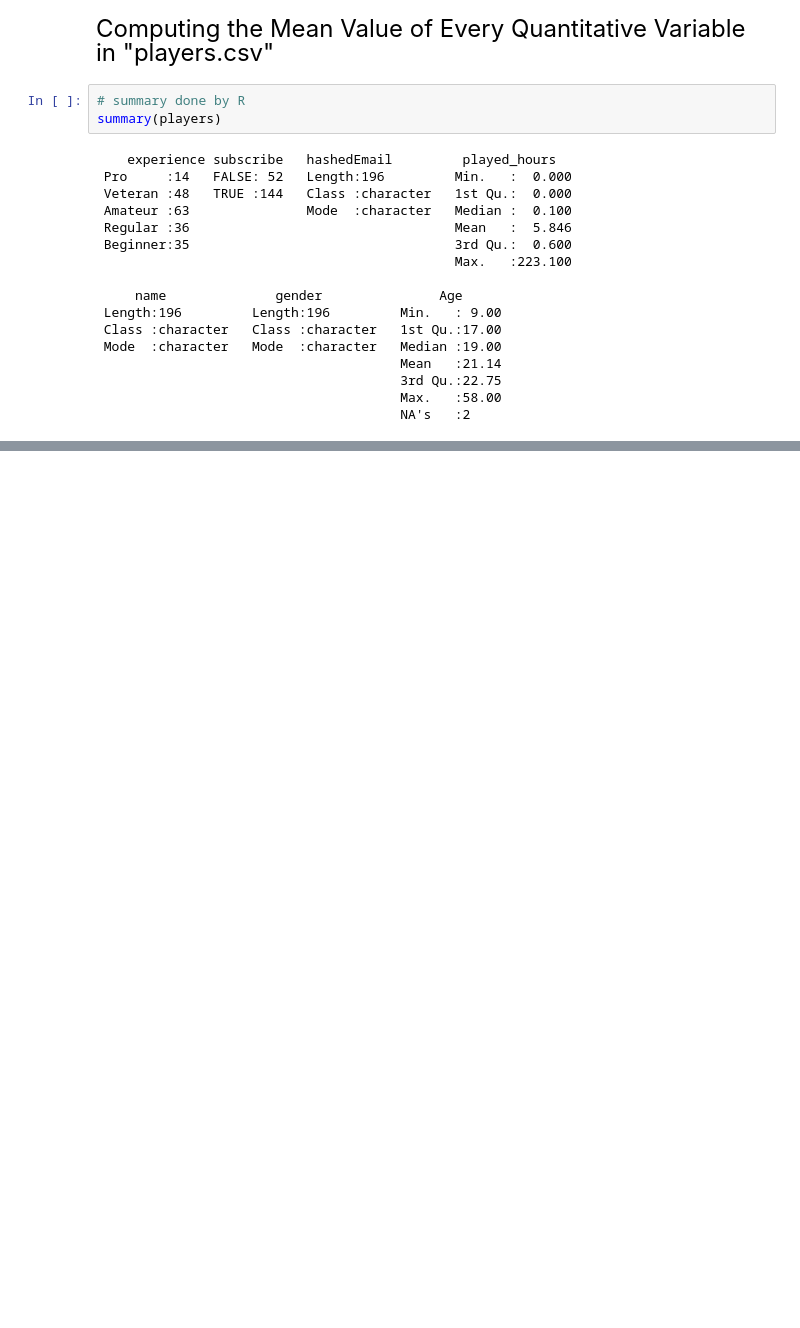
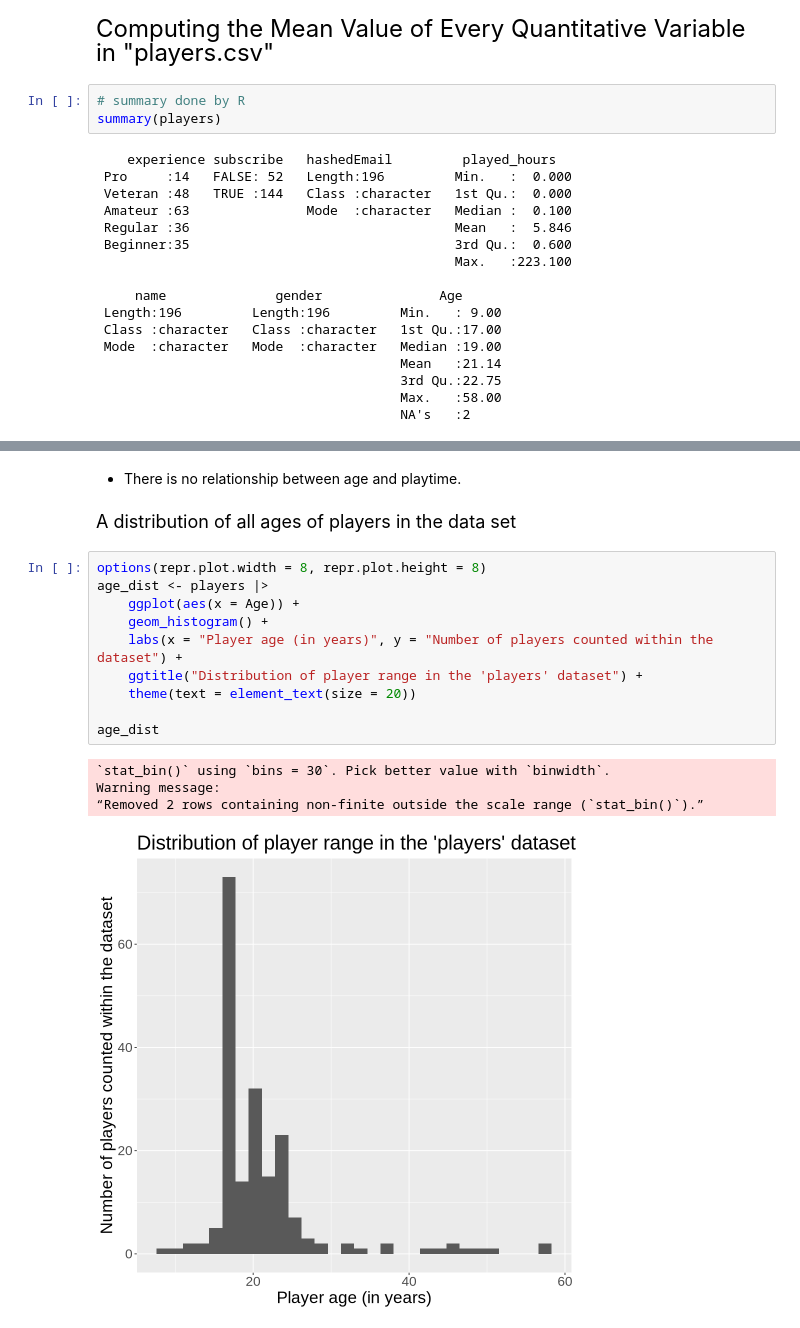
Before and after one commit to incoqnitoo/dsci_project_individual, a Jupyter notebook: planning_report.ipynb, the cells around one changed output, grey strips where cells are left out. Drawn from its saved outputs; the diff is of its cells as text; blank space fills up the shorter version.

```diff
--- a/planning_report.ipynb
+++ b/planning_report.ipynb
@@ -449,0 +478,19 @@ summary(players)
+# %% [markdown]
+- There is no relationship between age and playtime.
+# %% [markdown]
+<font size="4"> A distribution of all ages of players in the data set
+# %%
+options(repr.plot.width = 8, repr.plot.height = 8)
+age_dist <- players |>
+    ggplot(aes(x = Age)) +
+    geom_histogram() +
+    labs(x = "Player age (in years)", y = "Number of players counted within the dataset") +
+    ggtitle("Distribution of player range in the 'players' dataset") +
+    theme(text = element_text(size = 20))
+
+age_dist
+# %% [output]
+`stat_bin()` using `bins = 30`. Pick better value with `binwidth`.
+Warning message:
+“Removed 2 rows containing non-finite outside the scale range (`stat_bin()`).”
+[figure, added]
```
Also changed, not shown: parts of 12 cells of this notebook.
